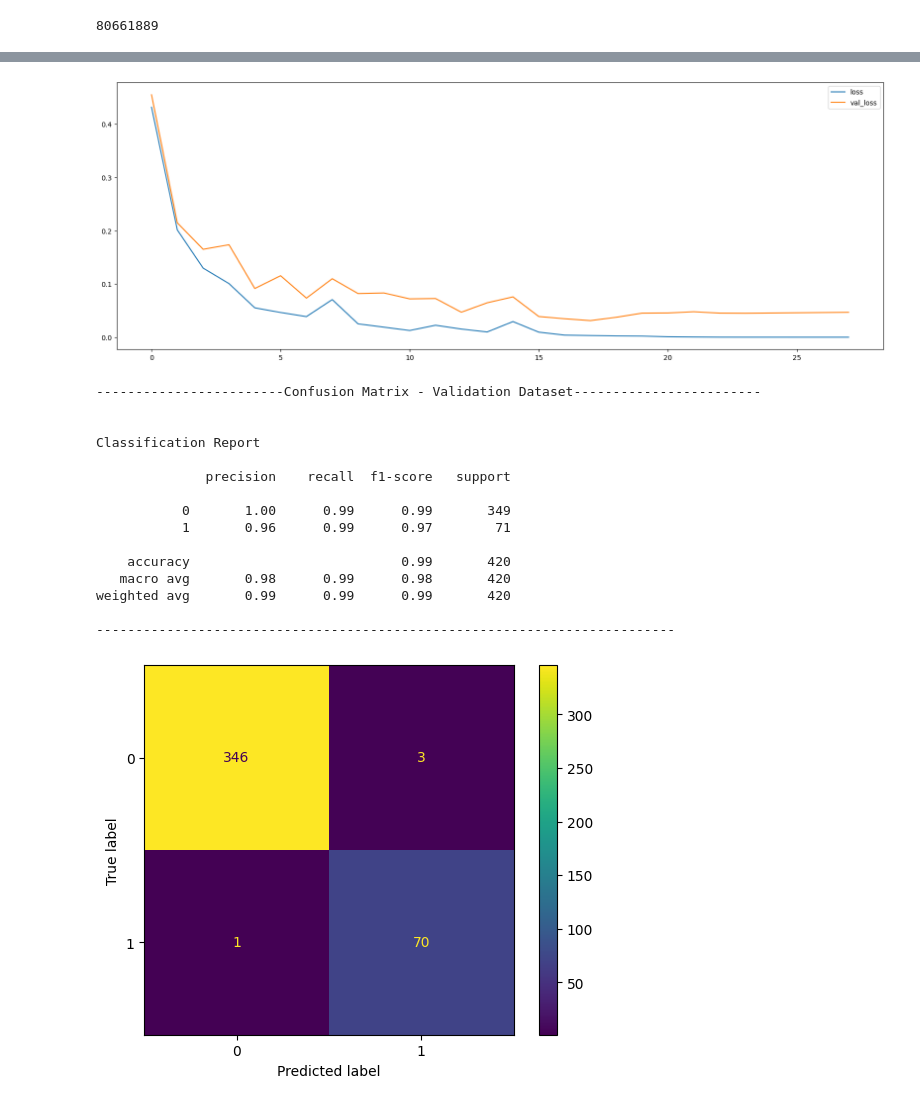
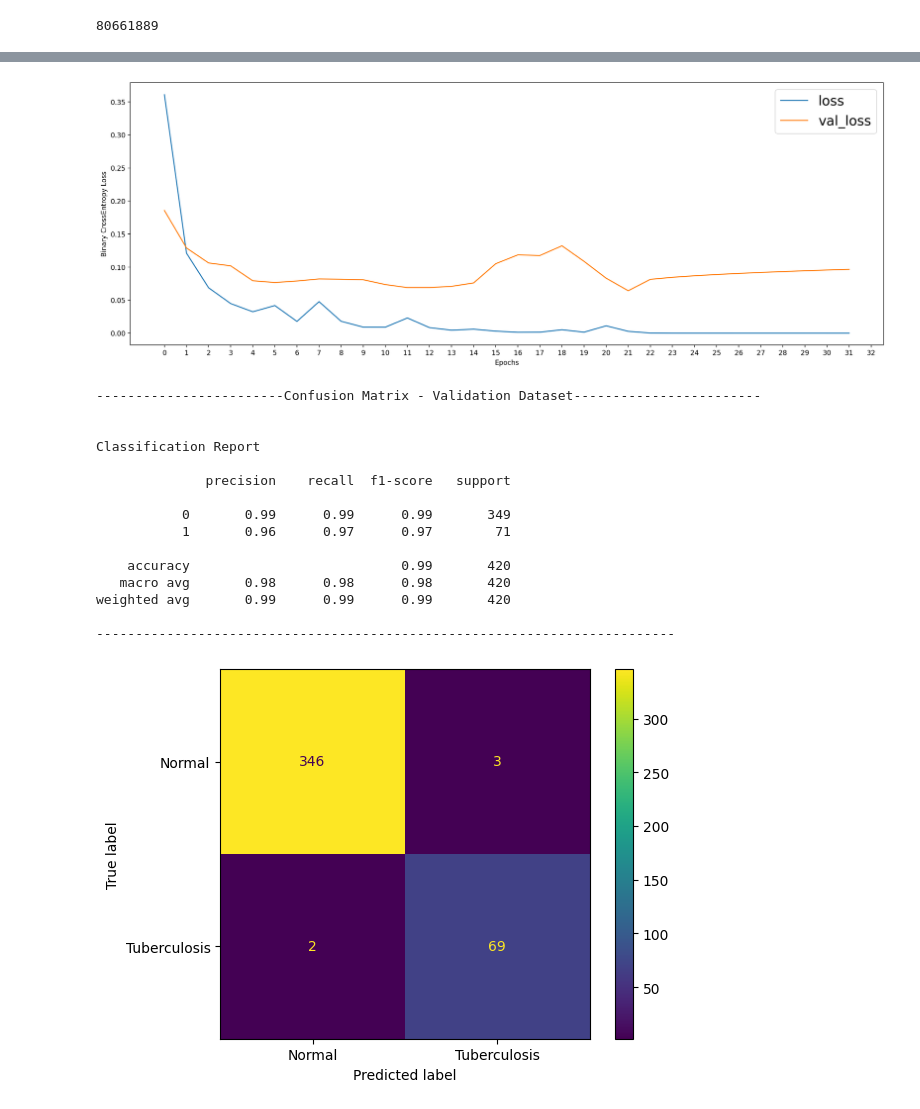
Before and after one commit to HabilAmardias/CPE-and-Convolutional-Stem-for-Vision-Transformer, a Jupyter notebook: conditional-positional-encoding-convstem.ipynb, the cells around one changed output, grey strips where cells are left out. Saved outputs shown, nothing was run; the diff lists cells and outputs as text; code cells hidden in the pictures.

```diff
--- a/conditional-positional-encoding-convstem.ipynb
+++ b/conditional-positional-encoding-convstem.ipynb
@@ -70,9 +72,9 @@ class StandardScaler():
         self.std=None
 
     def fit(self,tensor:np.ndarray) -> None:
+        tensor=tensor.astype(np.float32)
         self.mean=np.mean(tensor,axis=(0,2,3),keepdims=True)
-        self.std=np.std(tensor,axis=(2,3),keepdims=True)
-        self.std=np.mean(self.std, axis=0, keepdims=True)
+        self.std=np.std(tensor,axis=(0,2,3),keepdims=True)
 
     def transform(self,tensor:np.ndarray) -> np.ndarray:
         scaled=(tensor-self.mean)/(self.std)
@@ -256,7 +267,7 @@ vit_total_params
 epoch=100
 loss_fn=torch.nn.BCELoss()
 weight_decay=0.24
-#opt=torch.optim.AdamW(model.parameters(),lr=1e-5,weight_decay=weight_decay)
-opt=torch.optim.SGD(model.parameters(),lr=1e-3,momentum=0.9)
+opt=torch.optim.AdamW(model.parameters(),lr=1e-5,weight_decay=weight_decay)
+#opt=torch.optim.SGD(model.parameters(),lr=1e-4,momentum=0.9)
 scheduler=torch.optim.lr_scheduler.CosineAnnealingLR(optimizer=opt,T_max=epoch,verbose=True)
 # %% [output]
@@ -324,12 +335,15 @@ best loss: 0.03126291648691727
 # %%
-plt.figure(figsize=(20, 7))
+plt.figure(figsize=(20,7),dpi=200)
 plt.plot(range(len(train_losses)),train_losses)
 plt.plot(range(len(val_losses)),val_losses)
-plt.legend(['loss', 'val_loss'], loc='upper right')
-plt.savefig(f'/kaggle/working/split_{train_size}_adam_CPVT.png')
+plt.xticks(np.arange(0, len(val_losses)+1, 1))
+plt.legend(['loss', 'val_loss'], loc='upper right',fontsize = 20)
+plt.xlabel('Epochs')
+plt.ylabel('Binary CrossEntropy Loss')
+plt.savefig(f'/kaggle/working/split_{train_size}_AdamW_CPVT_5.png')
 plt.show()
 # %% [output]
-[figure, old version]
+[figure, new version]
 # %%
 model.eval()
 val_preds=[]
@@ -355,7 +369,7 @@ test_scores=(recall_score(y_test.cpu().numpy(),test_preds),
  accuracy_score(y_test.cpu().numpy(),test_preds),
  f1_score(y_test.cpu().numpy(),test_preds))
 # %%
-f=open(f'/kaggle/working/split_{train_size}_adam_CPVT.txt','w')
+f=open(f'/kaggle/working/split_{train_size}_AdamW_CPVT_5.txt','w')
 f.write(f'best val loss: {best_loss}')
 f.write('\n')
 f.write(f'val recall score: {val_scores[0]}')
@@ -376,30 +390,31 @@ def evaluation_parametrics(name,y_val, y_pred):
     print("\n------------------------{}------------------------\n".format(name))
 
     cm_test = confusion_matrix(y_val, y_pred)
-    t1 = ConfusionMatrixDisplay(cm_test)
+    class_labels=['Normal','Tuberculosis']
+    t1 = ConfusionMatrixDisplay(confusion_matrix=cm_test,display_labels=class_labels)
     print("\nClassification Report\n")
     print(classification_report(y_val, y_pred))
     print("--------------------------------------------------------------------------")
     return t1
 # %%
 t1=evaluation_parametrics("Confusion Matrix - Validation Dataset", y_valid.cpu().numpy(), val_preds)
-t1.plot().figure_.savefig(f'/kaggle/working/valid_adam_CPVT_{train_size}_confusion_matrix.png')
+t1.plot().figure_.savefig(f'/kaggle/working/valid_AdamW_CPVT_{train_size}_confusion_matrix_5.png')
 # %% [output]
 ------------------------Confusion Matrix - Validation Dataset------------------------
 
 
 Classification Report
 
               precision    recall  f1-score   support
 
-           0       1.00      0.99      0.99       349
-           1       0.96      0.99      0.97        71
+           0       0.99      0.99      0.99       349
+           1       0.96      0.97      0.97        71
 
     accuracy                           0.99       420
-   macro avg       0.98      0.99      0.98       420
+   macro avg       0.98      0.98      0.98       420
 weighted avg       0.99      0.99      0.99       420
 
 --------------------------------------------------------------------------
-[figure, old version]
+[figure, new version]
 # %%
 t1=evaluation_parametrics("Confusion Matrix - Test Dataset", y_test.cpu().numpy(), test_preds)
```
Also changed, not shown: parts of 6 cells of this notebook.
